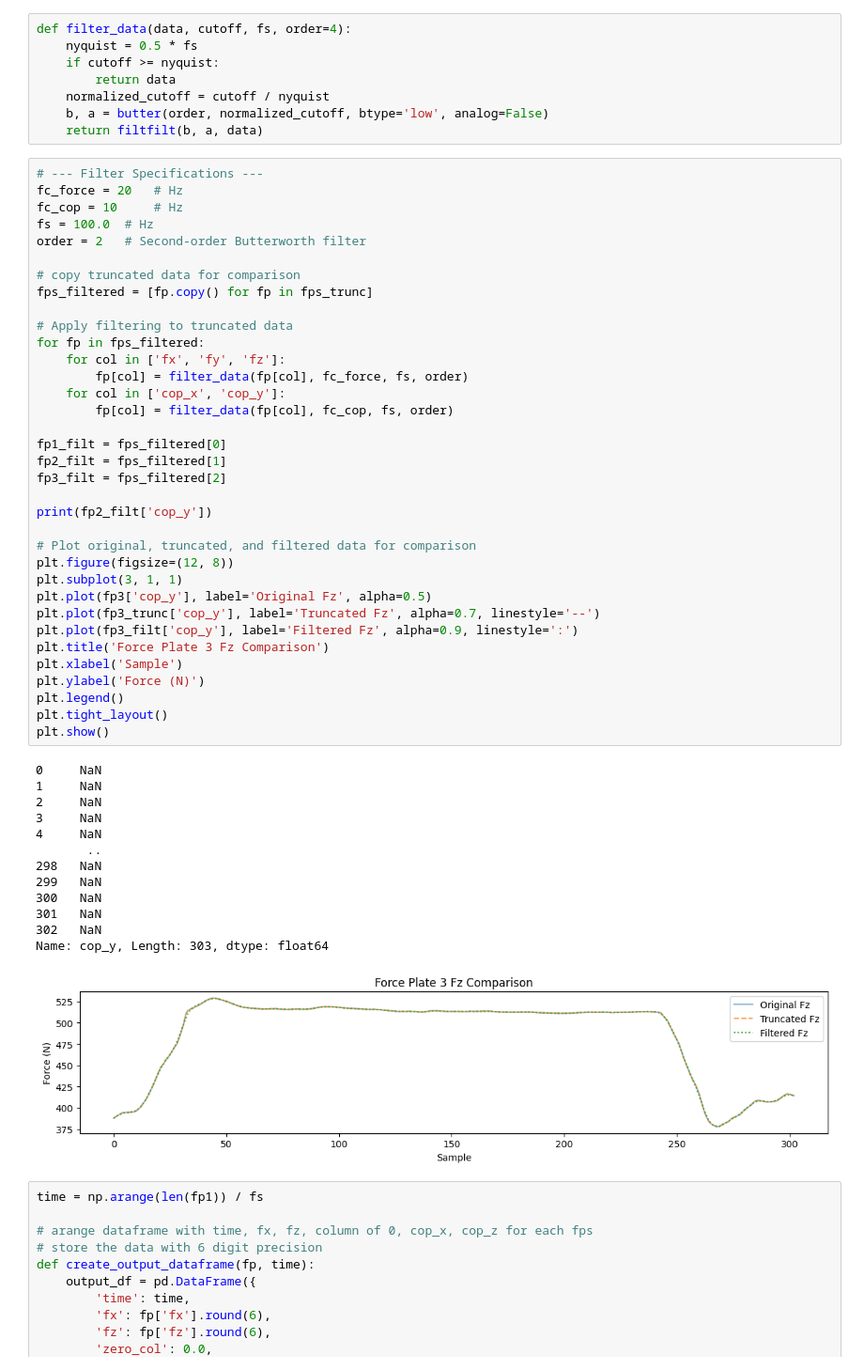
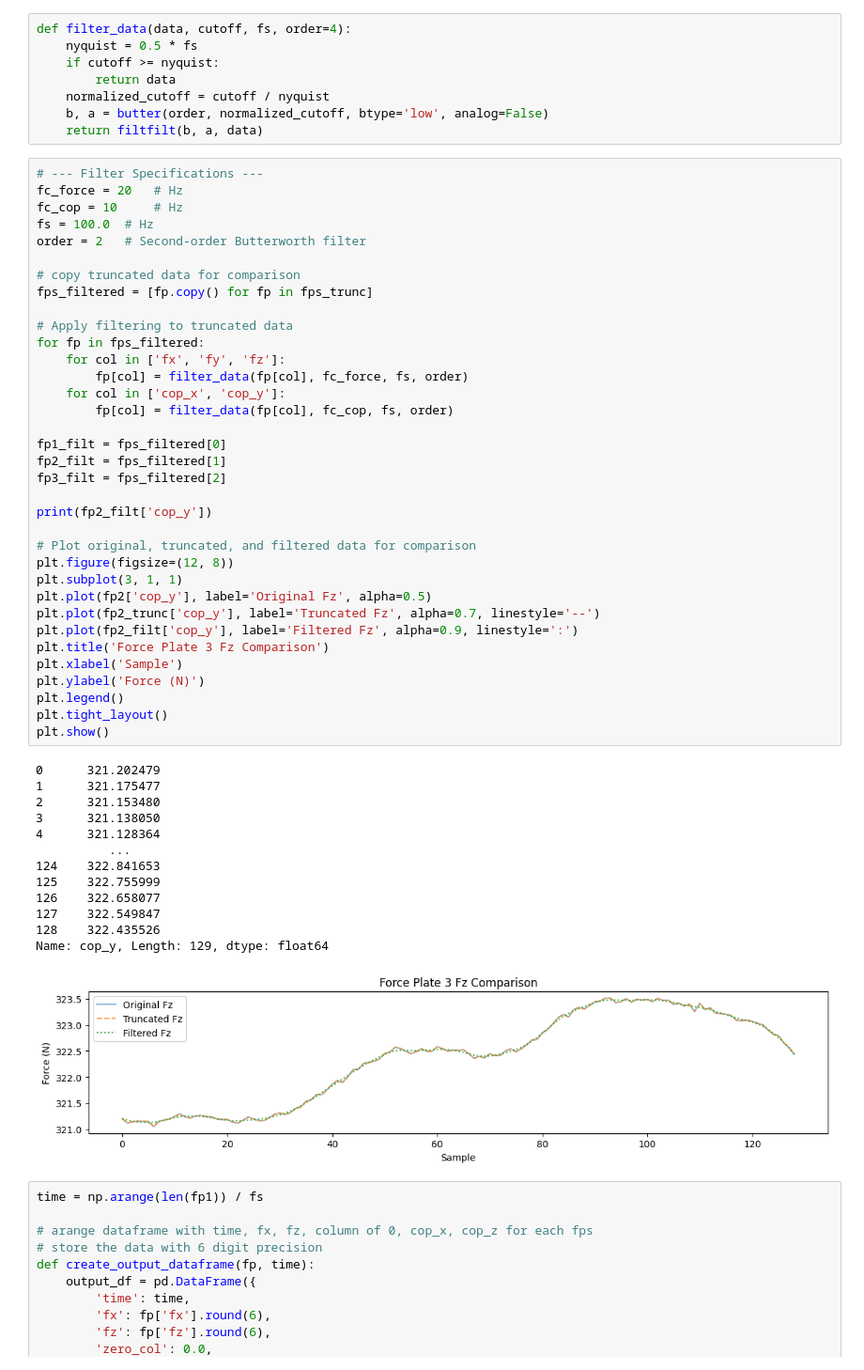
Before and after one commit to magictoene/Biomechanics, a Jupyter notebook: processForceData.ipynb, the cells around one changed output. Shown: that part at 94% size. Cells and saved outputs as stored; diff of their text form.

```diff
--- a/processForceData.ipynb
+++ b/processForceData.ipynb
@@ -116,49 +116,49 @@ fc_force = 20   # Hz
 fc_cop = 10     # Hz
 fs = 100.0  # Hz
 order = 2   # Second-order Butterworth filter
 
 # copy truncated data for comparison
 fps_filtered = [fp.copy() for fp in fps_trunc]
 
 # Apply filtering to truncated data
 for fp in fps_filtered:
     for col in ['fx', 'fy', 'fz']:
         fp[col] = filter_data(fp[col], fc_force, fs, order)
     for col in ['cop_x', 'cop_y']:
         fp[col] = filter_data(fp[col], fc_cop, fs, order)
 
 fp1_filt = fps_filtered[0]
 fp2_filt = fps_filtered[1]
 fp3_filt = fps_filtered[2]
 
 print(fp2_filt['cop_y'])
 
 # Plot original, truncated, and filtered data for comparison
 plt.figure(figsize=(12, 8))
 plt.subplot(3, 1, 1)
-plt.plot(fp3['cop_y'], label='Original Fz', alpha=0.5)
-plt.plot(fp3_trunc['cop_y'], label='Truncated Fz', alpha=0.7, linestyle='--')
-plt.plot(fp3_filt['cop_y'], label='Filtered Fz', alpha=0.9, linestyle=':')
+plt.plot(fp2['cop_y'], label='Original Fz', alpha=0.5)
+plt.plot(fp2_trunc['cop_y'], label='Truncated Fz', alpha=0.7, linestyle='--')
+plt.plot(fp2_filt['cop_y'], label='Filtered Fz', alpha=0.9, linestyle=':')
 plt.title('Force Plate 3 Fz Comparison')
 plt.xlabel('Sample')
 plt.ylabel('Force (N)')
 plt.legend()
 plt.tight_layout()
 plt.show()
 # %% [output]
-0     NaN
-1     NaN
-2     NaN
-3     NaN
-4     NaN
-       ..
-298   NaN
-299   NaN
-300   NaN
-301   NaN
-302   NaN
-Name: cop_y, Length: 303, dtype: float64
+0      321.202479
+1      321.175477
+2      321.153480
+3      321.138050
+4      321.128364
+          ...
+124    322.841653
+125    322.755999
+126    322.658077
+127    322.549847
+128    322.435526
+Name: cop_y, Length: 129, dtype: float64
-[figure, old version]
+[figure, new version]
 # %%
 time = np.arange(len(fp1)) / fs
 
```
Also changed, not shown: parts of 2 cells of this notebook, 26 other files.
